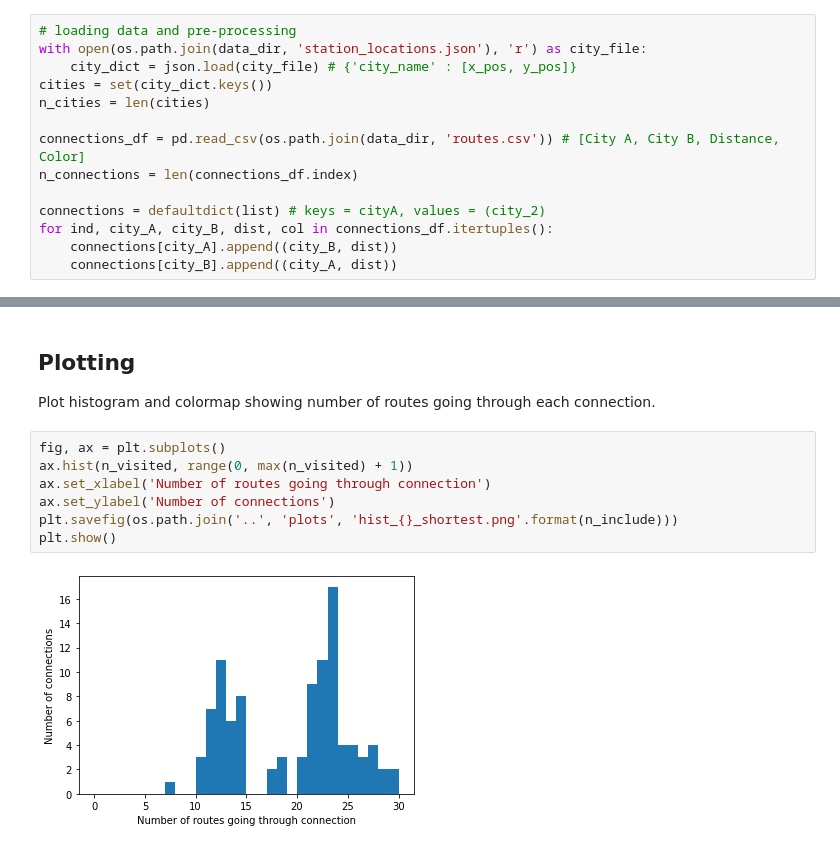
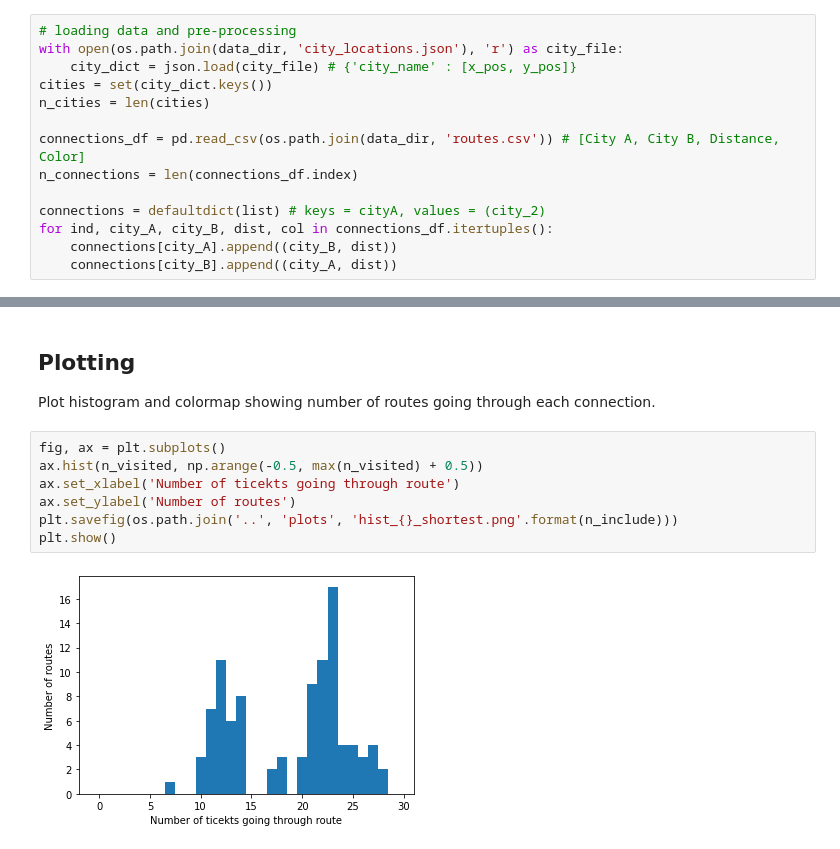
Before and after one commit to Rob217/TicketToRideAnalysis, a Jupyter notebook: bin/analyse_network.ipynb, the cells around one changed output, grey strips where cells are left out. Cells and saved outputs as stored; diff of their text form.

```diff
--- a/bin/analyse_network.ipynb
+++ b/bin/analyse_network.ipynb
@@ -26,7 +26,7 @@ if os.path.basename(os.getcwd()) not in 'bin':
 data_dir = os.path.join('..', 'data', 'USA')
 # %%
 # loading data and pre-processing
-with open(os.path.join(data_dir, 'station_locations.json'), 'r') as city_file:
+with open(os.path.join(data_dir, 'city_locations.json'), 'r') as city_file:
     city_dict = json.load(city_file) # {'city_name' : [x_pos, y_pos]}
 cities = set(city_dict.keys())
 n_cities = len(cities)
@@ -94,13 +95,13 @@ sorted_connections = [connections_li[i] for i in np.argsort(n_visited)]
 Plot histogram and colormap showing number of routes going through each connection.
 # %%
 fig, ax = plt.subplots()
-ax.hist(n_visited, range(0, max(n_visited) + 1))
-ax.set_xlabel('Number of routes going through connection')
-ax.set_ylabel('Number of connections')
+ax.hist(n_visited, np.arange(-0.5, max(n_visited) + 0.5))
+ax.set_xlabel('Number of ticekts going through route')
+ax.set_ylabel('Number of routes')
 plt.savefig(os.path.join('..', 'plots', 'hist_{}_shortest.png'.format(n_include)))
 plt.show()
 # %% [output]
-[figure, old version]
+[figure, new version]
 # %%
 fig, ax = plt.subplots()
 
```
Also changed, not shown: parts of 3 cells of this notebook, 10 other files.
